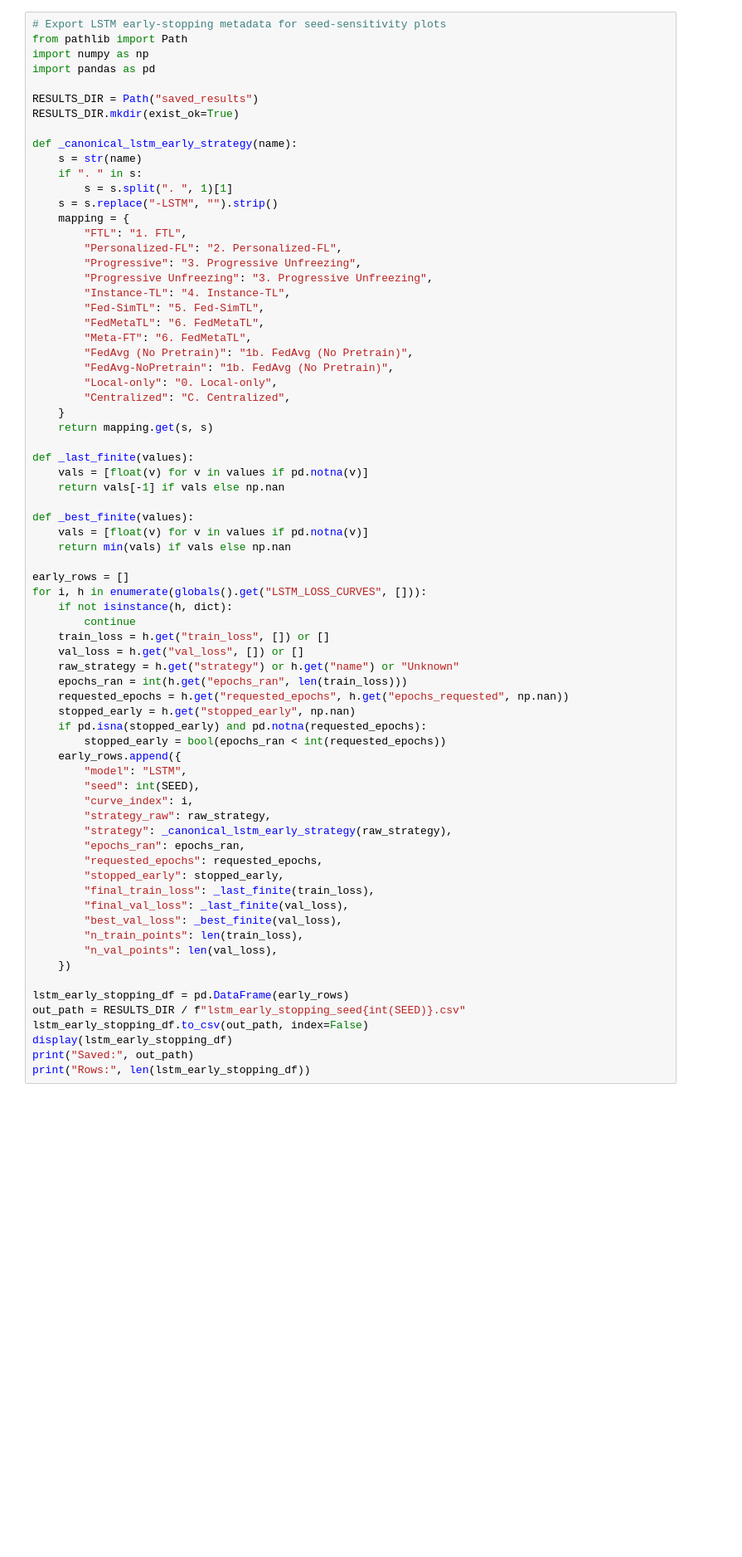
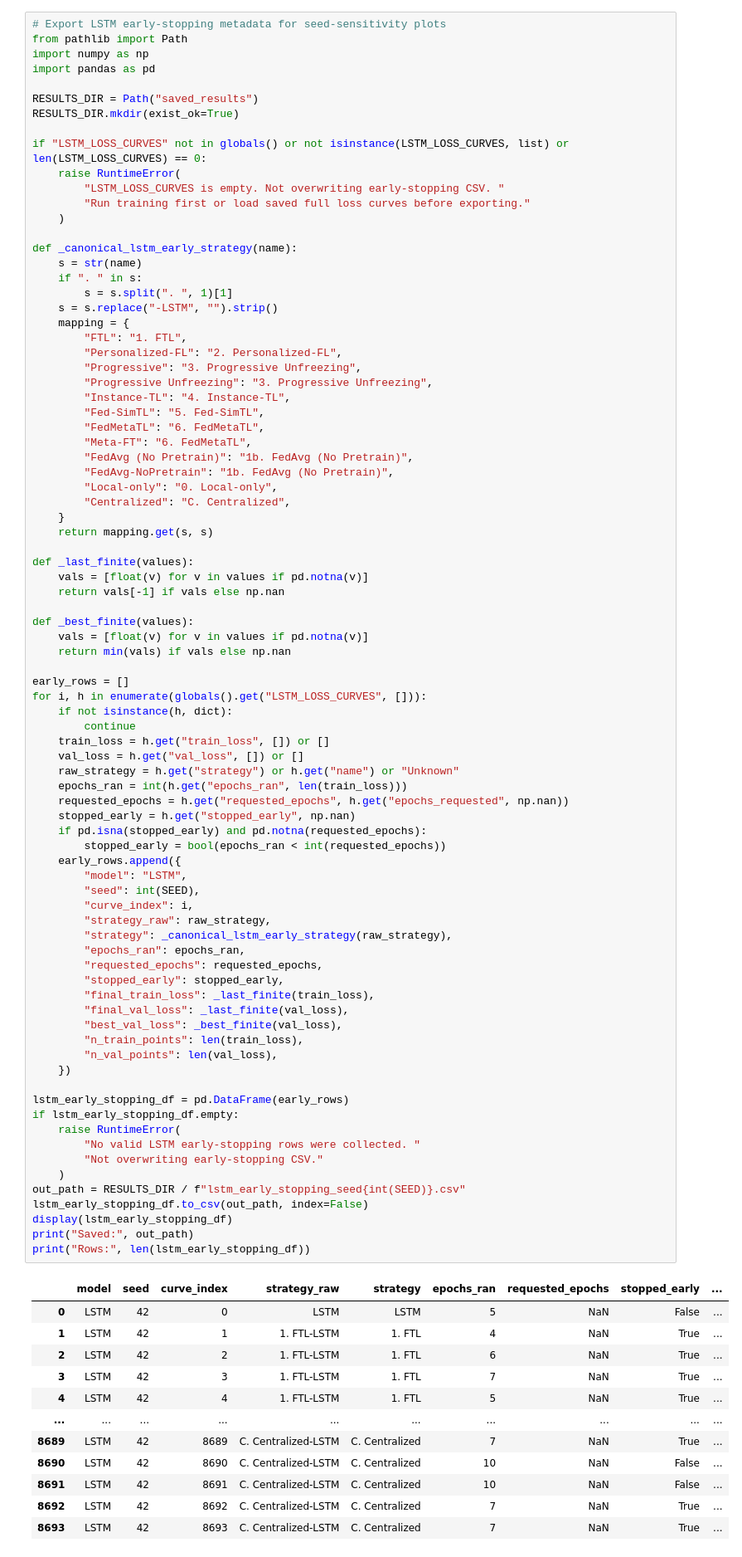
Before and after one commit to tamararistovska/FTL_Smart_Building_Energy_Prediction, a Jupyter notebook: 04_lstm.ipynb, the cells around one changed output. Shown at 83% size. Cells and saved outputs as stored; diff of their text form; blank space fills up the shorter version.

```diff
--- a/04_lstm.ipynb
+++ b/04_lstm.ipynb
@@ -2880,6 +2880,12 @@ import pandas as pd
 
 RESULTS_DIR = Path("saved_results")
 RESULTS_DIR.mkdir(exist_ok=True)
+
+if "LSTM_LOSS_CURVES" not in globals() or not isinstance(LSTM_LOSS_CURVES, list) or len(LSTM_LOSS_CURVES) == 0:
+    raise RuntimeError(
+        "LSTM_LOSS_CURVES is empty. Not overwriting early-stopping CSV. "
+        "Run training first or load saved full loss curves before exporting."
+    )
 
 def _canonical_lstm_early_strategy(name):
     s = str(name)
@@ -2917,30 +2923,48 @@ for i, h in enumerate(globals().get("LSTM_LOSS_CURVES", [])):
     train_loss = h.get("train_loss", []) or []
     val_loss = h.get("val_loss", []) or []
     raw_strategy = h.get("strategy") or h.get("name") or "Unknown"
     epochs_ran = int(h.get("epochs_ran", len(train_loss)))
     requested_epochs = h.get("requested_epochs", h.get("epochs_requested", np.nan))
     stopped_early = h.get("stopped_early", np.nan)
     if pd.isna(stopped_early) and pd.notna(requested_epochs):
         stopped_early = bool(epochs_ran < int(requested_epochs))
     early_rows.append({
         "model": "LSTM",
         "seed": int(SEED),
         "curve_index": i,
         "strategy_raw": raw_strategy,
         "strategy": _canonical_lstm_early_strategy(raw_strategy),
         "epochs_ran": epochs_ran,
         "requested_epochs": requested_epochs,
         "stopped_early": stopped_early,
         "final_train_loss": _last_finite(train_loss),
         "final_val_loss": _last_finite(val_loss),
         "best_val_loss": _best_finite(val_loss),
         "n_train_points": len(train_loss),
         "n_val_points": len(val_loss),
     })
 
 lstm_early_stopping_df = pd.DataFrame(early_rows)
+if lstm_early_stopping_df.empty:
+    raise RuntimeError(
+        "No valid LSTM early-stopping rows were collected. "
+        "Not overwriting early-stopping CSV."
+    )
 out_path = RESULTS_DIR / f"lstm_early_stopping_seed{int(SEED)}.csv"
 lstm_early_stopping_df.to_csv(out_path, index=False)
 display(lstm_early_stopping_df)
 print("Saved:", out_path)
 print("Rows:", len(lstm_early_stopping_df))
+# %% [output]
+|  | model | seed | curve_index | strategy_raw | strategy | epochs_ran | requested_epochs | stopped_early | ... |
+| 0 | LSTM | 42 | 0 | LSTM | LSTM | 5 | NaN | False | ... |
+| 1 | LSTM | 42 | 1 | 1. FTL-LSTM | 1. FTL | 4 | NaN | True | ... |
+| 2 | LSTM | 42 | 2 | 1. FTL-LSTM | 1. FTL | 6 | NaN | True | ... |
+| 3 | LSTM | 42 | 3 | 1. FTL-LSTM | 1. FTL | 7 | NaN | True | ... |
+| 4 | LSTM | 42 | 4 | 1. FTL-LSTM | 1. FTL | 5 | NaN | True | ... |
+| ... | ... | ... | ... | ... | ... | ... | ... | ... | ... |
+| 8689 | LSTM | 42 | 8689 | C. Centralized-LSTM | C. Centralized | 7 | NaN | True | ... |
+| 8690 | LSTM | 42 | 8690 | C. Centralized-LSTM | C. Centralized | 10 | NaN | False | ... |
+| 8691 | LSTM | 42 | 8691 | C. Centralized-LSTM | C. Centralized | 10 | NaN | False | ... |
+| 8692 | LSTM | 42 | 8692 | C. Centralized-LSTM | C. Centralized | 7 | NaN | True | ... |
+| 8693 | LSTM | 42 | 8693 | C. Centralized-LSTM | C. Centralized | 7 | NaN | True | ... |
```
Also changed, not shown: parts of 7 cells of this notebook, 4 other files.
